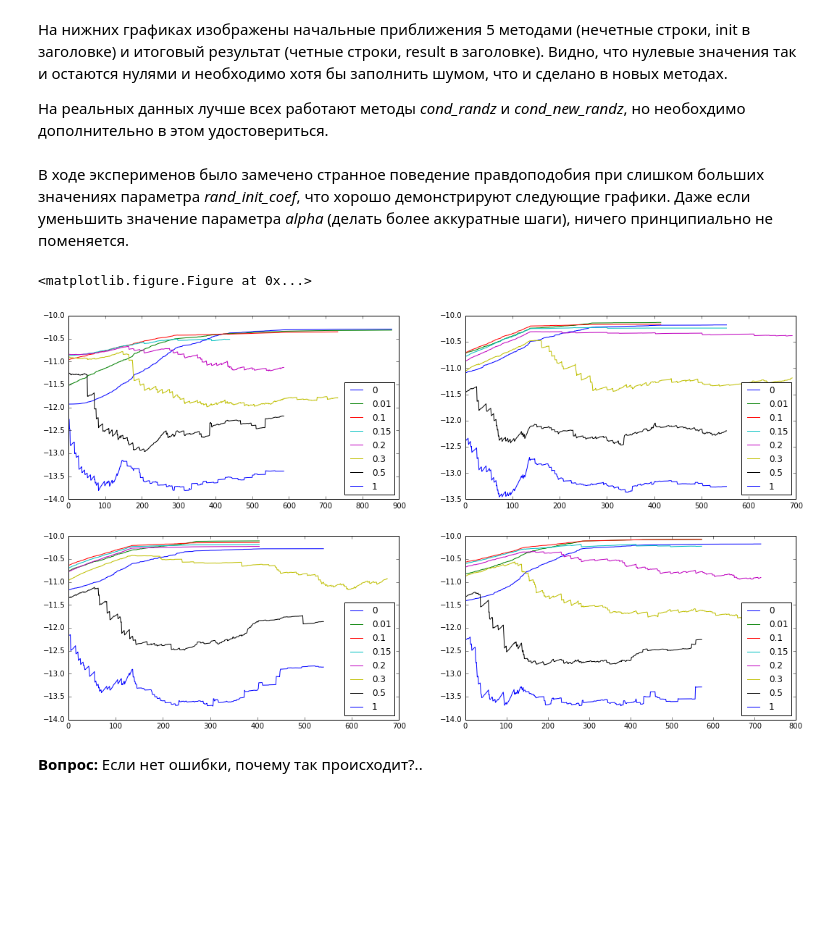
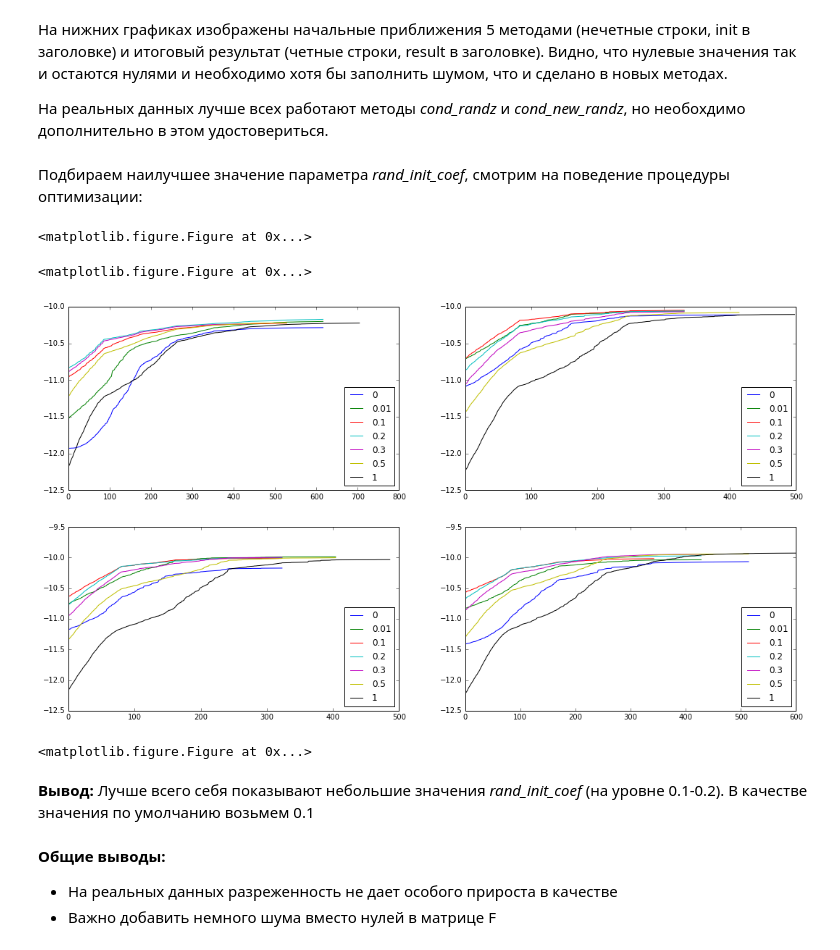
Before and after one commit to yangkuoone/WeiCLAM, a Jupyter notebook: code/Initialization.ipynb, the cells around one changed output. Drawn from its saved outputs; the diff is of its cells as text; code cells hidden in the pictures; blank space fills up the shorter version.

```diff
--- a/code/Initialization.ipynb
+++ b/code/Initialization.ipynb
@@ -199,6 +199,7 @@ K = 4
 import os
 DATA_PATH = '../data/vk/'
 ego_paths = [f for f in os.listdir(DATA_PATH) if f.endswith(".ego")]
+#ego_paths = ego_paths[:2]
 inits = ['cond', 'cond_new', 'rand', 'cond_randz', 'cond_new_randz']
 plt.figure(figsize=(18,12))
 Fss = []
@@ -212,7 +213,7 @@ for indx, ego in enumerate(ego_paths):
     initFs = []
     itersLLH = []
     for init in log_progress(inits):
-        bigClam = BigClam(A, K, initF=init, debug_output=False, LLH_output=False, eps=1e-2, iter_output=3, alpha=0.3)
+        bigClam = BigClam(A, K, initF=init, debug_output=False, LLH_output=False, eps=1e-2, iter_output=5, alpha=0.3, rand_init_coef=0.3)
         res = bigClam.fit()
         initFs.append(bigClam.initFmode)
         itersLLH.append(bigClam.LLH_output_vals)
@@ -244,14 +245,14 @@ for i, initFs in enumerate(initFss):
 На нижних графиках изображены начальные приближения 5 методами (нечетные строки, init в заголовке) и итоговый результат (четные строки, result в заголовке). Видно, что нулевые значения так и остаются нулями и необходимо хотя бы заполнить шумом, что и сделано в новых методах.
 
 На реальных данных лучше всех работают методы *cond_randz* и *cond_new_randz*, но необохдимо дополнительно в этом удостовериться.
-# %% [markdown]
-В ходе эксперименов было замечено странное поведение правдоподобия при слишком больших значениях параметра *rand_init_coef*, что хорошо демонстрируют следующие графики. Даже если уменьшить значение параметра *alpha* (делать более аккуратные шаги), ничего принципиально не поменяется.
+# %% [markdown]
+Подбираем наилучшее значение параметра *rand_init_coef*, смотрим на поведение процедуры оптимизации:
 # %%
 K = 4
 import os
 DATA_PATH = '../data/vk/'
 ego_paths = [f for f in os.listdir(DATA_PATH) if f.endswith(".ego")]
-rand_init_coefs = [0, 0.01, 0.1, 0.15, 0.2, 0.3, 0.5, 1]
+rand_init_coefs = [0, 0.01, 0.1, 0.2, 0.3, 0.5, 1]
 plt.figure(figsize=(18,12))
 Fss = []
 initFss = []
@@ -264,7 +265,7 @@ for indx, ego in enumerate(ego_paths):
     initFs = []
     itersLLH = []
     for ric in log_progress(rand_init_coefs):
-        bigClam = BigClam(A, K, initF='cond_randz', debug_output=False, LLH_output=False, eps=1e-2, iter_output=3, alpha=0.3, rand_init_coef=ric)
+        bigClam = BigClam(A, K, initF='cond_randz', debug_output=False, LLH_output=False, eps=1e-2, iter_output=5, rand_init_coef=ric)
         res = bigClam.fit()
         initFs.append(bigClam.initFmode)
         itersLLH.append(bigClam.LLH_output_vals)
@@ -277,11 +278,18 @@ for indx, ego in enumerate(ego_paths):
 # %%
 plt.figure(figsize=(18,10))
 for indx in xrange(len(ego_paths)):
     plt.subplot(2,2,indx+1)
     for llh, ric in zip(itersLLHs[indx], rand_init_coefs):
         plt.plot(-np.log(-np.array(llh)), label=ric)
     plt.legend(loc=4)
+plt.figure(figsize=(6,6))
 # %% [output]
+<matplotlib.figure.Figure at 0x...>
-[figure, old version]
+[figure, new version]
+<matplotlib.figure.Figure at 0x...>
-# %% [markdown]
-**Вопрос:** Если нет ошибки, почему так происходит?..
+# %% [markdown]
+**Вывод:** Лучше всего себя показывают небольшие значения *rand_init_coef* (на уровне 0.1-0.2). В качестве значения по умолчанию возьмем 0.1
+# %% [markdown]
+**Общие выводы:**
+* На реальных данных разреженность не дает особого прироста в качестве
+* Важно добавить немного шума вместо нулей в матрице F
```
Also changed, not shown: parts of 5 cells of this notebook, 1 other file.
